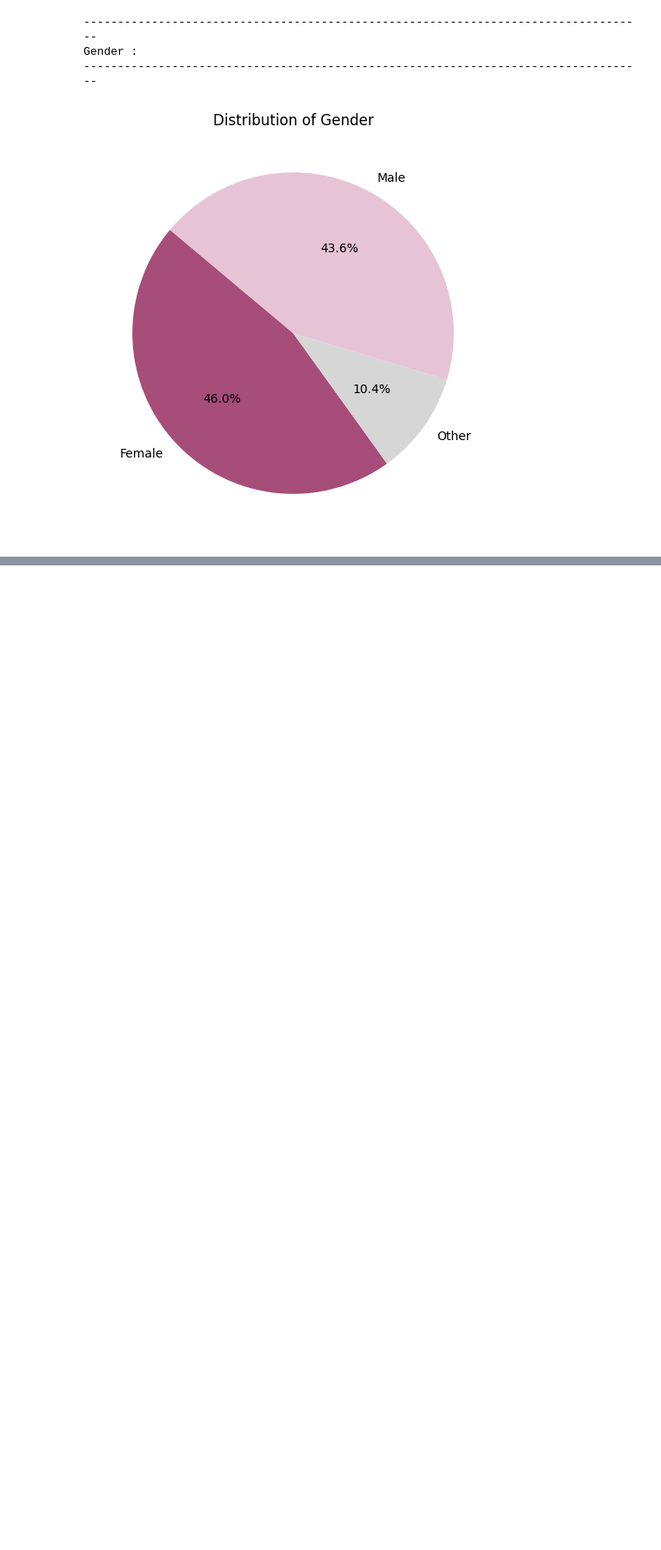
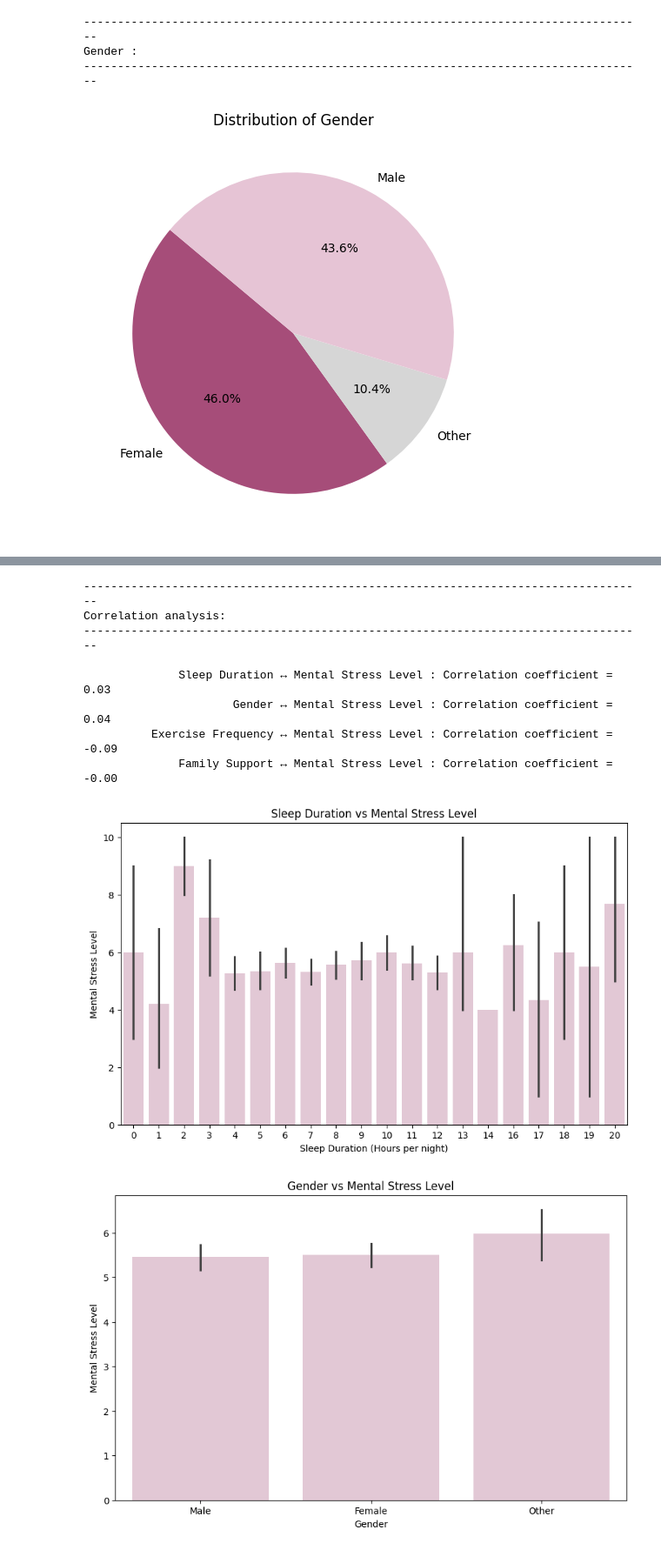
Before and after one commit to Sn-Kirtika/Students-Mental-Health, a Jupyter notebook: student_mental_health_analysis.ipynb, the cells around one changed output, grey strips where cells are left out. Shown at 87% size. Drawn from its saved outputs; the diff is of its cells as text; code cells hidden in the pictures; blank space fills up the shorter version.

Commit message:
update correlation

```diff
--- a/student_mental_health_analysis.ipynb
+++ b/student_mental_health_analysis.ipynb
@@ -276,0 +282,77 @@ for col in cat_cols:
+# %%
+# Correlation analysis
+print("-----------------------------------------------------------------------------------")
+print("Correlation analysis:")
+print("-----------------------------------------------------------------------------------\n")
+
+
+# Correlation between Sleep Duration (Hours per night) and Mental Stress Level
+corr_value = df_all.stat.corr("Sleep Duration (Hours per night)", "Mental Stress Level")
+print(f"{"Sleep Duration ↔":>30} Mental Stress Level : Correlation coefficient = {corr_value:.2f}")
+
+sleep_hours_distrib = df_all.select("Mental Stress Level", "Sleep Duration (Hours per night)").collect()
+sleep_hours = [row["Sleep Duration (Hours per night)"] for row in sleep_hours_distrib]
+stress_level = [row["Mental Stress Level"] for row in sleep_hours_distrib]
+
+plt.figure(figsize=(10,6))
+sns.barplot(x=sleep_hours, y=stress_level, color="#e6c4d5")
+plt.xlabel("Sleep Duration (Hours per night)")
+plt.ylabel("Mental Stress Level")
+plt.title("Sleep Duration vs Mental Stress Level")
+
+
+# Correlation between Gender and Mental Stress Level
+corr_value = df_all.stat.corr("Gender", "Mental Stress Level")
+print(f"{"Gender ↔":>30} Mental Stress Level : Correlation coefficient = {corr_value:.2f}")
+
+gender_distrib = df_all.select("Mental Stress Level", "Gender").collect()
+genders = [row["Gender"] for row in gender_distrib]
+labels = ["Male" if gender == 0 else "Female" if gender == 1 else "Other" for gender in genders]
+stress_level = [row["Mental Stress Level"] for row in gender_distrib]
+
+plt.figure(figsize=(10,6))
+sns.barplot(x=labels, y=stress_level, color="#e6c4d5")
+plt.xlabel("Gender")
+plt.ylabel("Mental Stress Level")
+plt.title("Gender vs Mental Stress Level")
+
+# Correlation between Exercise Frequency and Mental Stress Level
+corr_value = df_all.stat.corr("Physical Exercise (Hours per week)", "Mental Stress Level")
+print(f"{"Exercise Frequency ↔":>30} Mental Stress Level : Correlation coefficient = {corr_value:.2f}")
+
+exercise_distrib = df_all.select("Mental Stress Level", "Physical Exercise (Hours per week)").collect()
+exercise_freq = [row["Physical Exercise (Hours per week)"] for row in exercise_distrib]
+stress_level = [row["Mental Stress Level"] for row in exercise_distrib]
+
+plt.figure(figsize=(10,6))
+sns.barplot(x=exercise_freq, y=stress_level, color="#e6c4d5")
+plt.xlabel("Physical Exercise (Hours per week)")
+plt.ylabel("Mental Stress Level")
+plt.title("Physical Exercise vs Mental Stress Level")
+
+# Correlation between Family Support and Mental Stress Level
+corr_value = df_all.stat.corr("Family Support", "Mental Stress Level")
+print(f"{"Family Support ↔":>30} Mental Stress Level : Correlation coefficient = {corr_value:.2f}")
+
+family_distrib = df_all.select("Mental Stress Level", "Family Support").collect()
+family_support = [row["Family Support"] for row in family_distrib]
+stress_level = [row["Mental Stress Level"] for row in family_distrib]
+
+plt.figure(figsize=(10,6))
+sns.barplot(x=family_support, y=stress_level, color="#e6c4d5")
+plt.xlabel("Family Support")
+plt.ylabel("Mental Stress Level")
+plt.title("Family Support vs Mental Stress Level")
+
+plt.show()
+# %% [output]
+-----------------------------------------------------------------------------------
+Correlation analysis:
+-----------------------------------------------------------------------------------
+
+              Sleep Duration ↔ Mental Stress Level : Correlation coefficient = 0.03
+                      Gender ↔ Mental Stress Level : Correlation coefficient = 0.04
+          Exercise Frequency ↔ Mental Stress Level : Correlation coefficient = -0.09
+              Family Support ↔ Mental Stress Level : Correlation coefficient = -0.00
+[figure, added]
+[figure, added]
```
Also changed, not shown: parts of 6 cells of this notebook.
